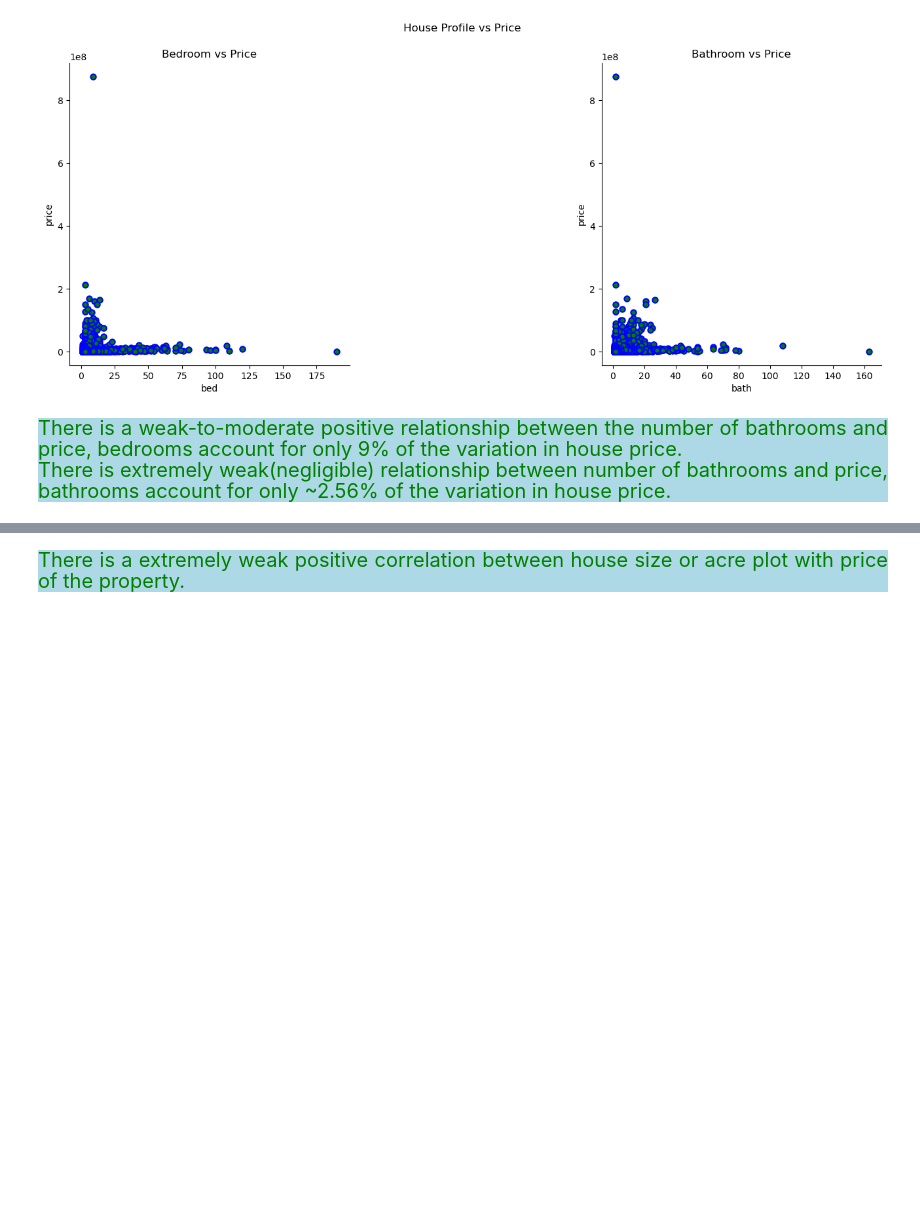
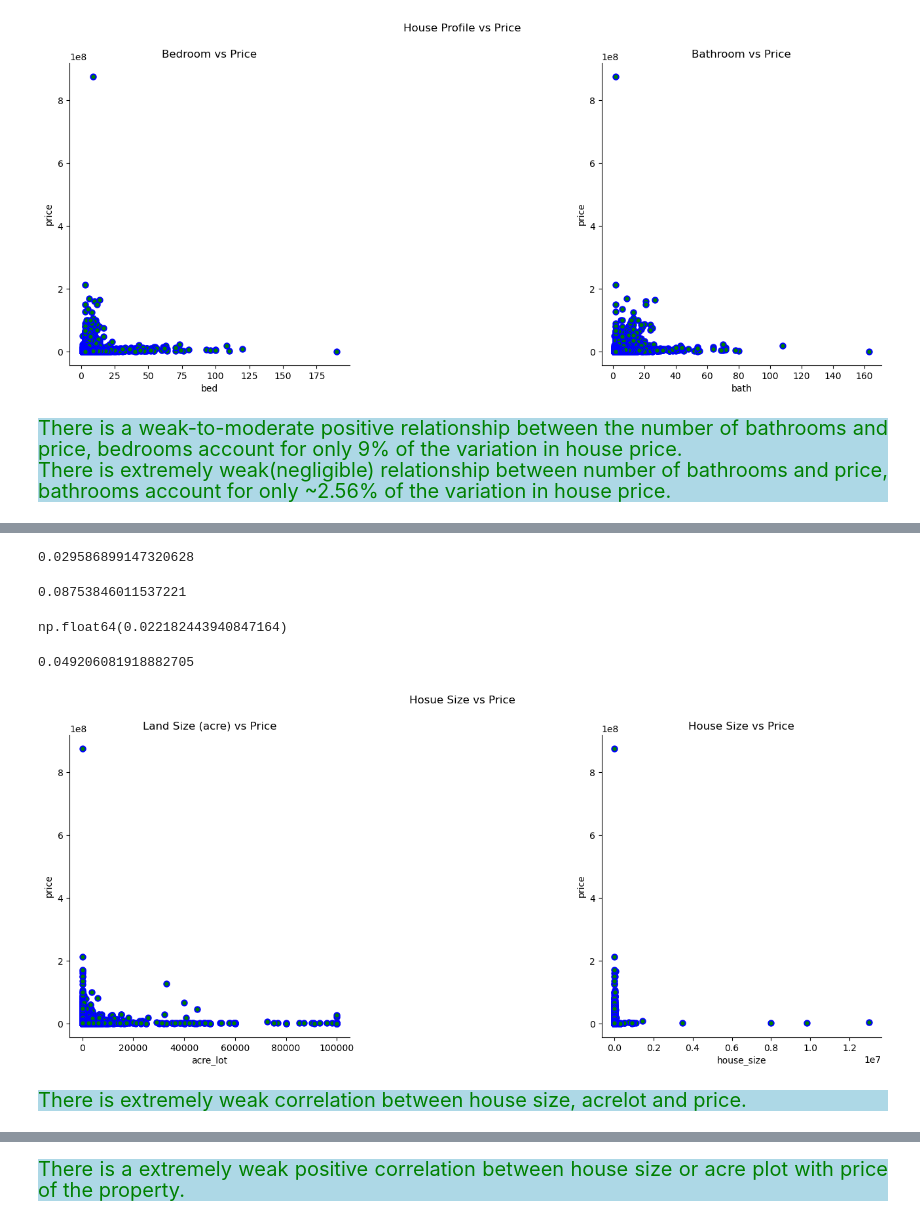
Before and after one commit to Kartika-Nidhi/DS_Projects, a Jupyter notebook: USARealEstatePricePrediction.ipynb, the cells around one changed output, grey strips where cells are left out. Saved outputs shown, nothing was run; the diff lists cells and outputs as text; code cells hidden in the pictures; blank space fills up the shorter version.

```diff
--- a/USARealEstatePricePrediction.ipynb
+++ b/USARealEstatePricePrediction.ipynb
@@ -826,3 +828,58 @@ There is extremely weak(negligible) relationship between number of bathrooms and
+# %%
+print(corr1)
+# %% [output]
+0.029586899147320628
+# %%
+print((corr1**2)*100)
+# %% [output]
+0.08753846011537221
+# %%
+corr2 = train['price'].corr(train['house_size'])
+corr2
+# %% [output]
+np.float64(0.022182443940847164)
+# %%
+print((corr2**2)*100)
+# %% [output]
+0.049206081918882705
+# %%
+fig, ax = plt.subplots(1, 2, figsize = (16,6))
+
+
+# Land Size vs Price
+sns.scatterplot(
+    data = train,
+    x = 'acre_lot',
+    y = 'price',
+    color = 'green',
+    linewidth = 1.5,
+    edgecolor = 'blue',
+    ax = ax[0],
+)
+ax[0].set_title('Land Size (acre) vs Price')
+
+# House Size vs Price
+sns.scatterplot(
+    data = train,
+    x = 'house_size',
+    y = 'price',
+    linewidth = 1.5,
+    edgecolor = 'blue',
+    color = 'green',
+    ax = ax[1],
+)
+ax[1].set_title('House Size vs Price')
+
+
+plt.suptitle('Hosue Size vs Price')
+plt.subplots_adjust(wspace = 0.9)
+sns.despine()
+plt.show()
+# %% [output]
+[figure, added]
+# %% [markdown]
+<div style = "background-color:lightblue; color:green; font-size:20px; text-align:justify">
+There is extremely weak correlation between house size, acrelot and price.
 # %% [markdown]
 <div>
 # %% [markdown]
```
Also changed, not shown: parts of 2 cells of this notebook.
